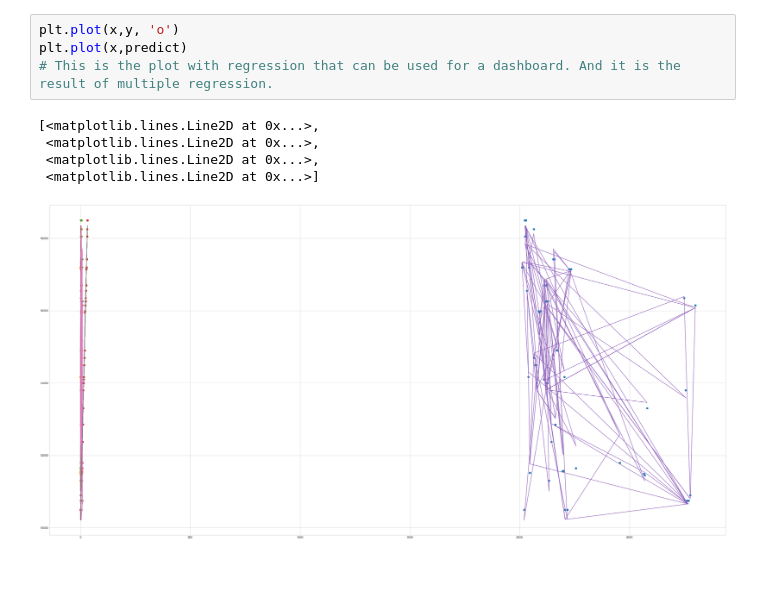
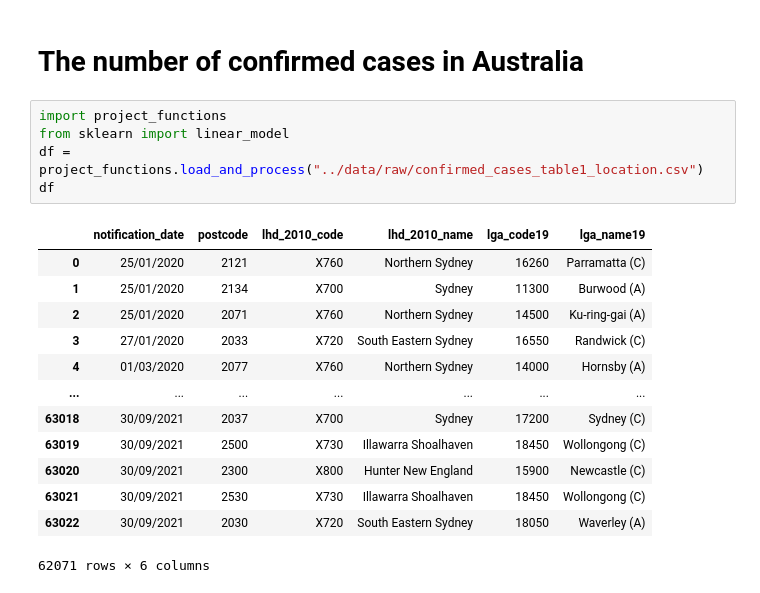
Before and after one commit to Amberhuchenyi/group61-project, a Jupyter notebook: notebooks/analysis1.ipynb, the cells around one changed output. Drawn from its saved outputs; the diff is of its cells as text.

```diff
--- a/notebooks/analysis1.ipynb
+++ b/notebooks/analysis1.ipynb
@@ -298,10 +1,21 @@ plt.plot(x,y, 'o')
-# %%
-plt.plot(x,y, 'o')
-plt.plot(x,predict)
-# This is the plot with regression that can be used for a dashboard. And it is the result of multiple regression.
-# %% [output]
-[<matplotlib.lines.Line2D at 0x...>,
- <matplotlib.lines.Line2D at 0x...>,
- <matplotlib.lines.Line2D at 0x...>,
- <matplotlib.lines.Line2D at 0x...>]
-[figure, removed]
+# %% [markdown]
+# The number of confirmed cases in Australia
+# %%
+import project_functions
+from sklearn import linear_model
+df = project_functions.load_and_process("../data/raw/confirmed_cases_table1_location.csv")
+df
+# %% [output]
+|  | notification_date | postcode | lhd_2010_code | lhd_2010_name | lga_code19 | lga_name19 |
+| 0 | 25/01/2020 | 2121 | X760 | Northern Sydney | 16260 | Parramatta (C) |
+| 1 | 25/01/2020 | 2134 | X700 | Sydney | 11300 | Burwood (A) |
+| 2 | 25/01/2020 | 2071 | X760 | Northern Sydney | 14500 | Ku-ring-gai (A) |
+| 3 | 27/01/2020 | 2033 | X720 | South Eastern Sydney | 16550 | Randwick (C) |
+| 4 | 01/03/2020 | 2077 | X760 | Northern Sydney | 14000 | Hornsby (A) |
+| ... | ... | ... | ... | ... | ... | ... |
+| 63018 | 30/09/2021 | 2037 | X700 | Sydney | 17200 | Sydney (C) |
+| 63019 | 30/09/2021 | 2500 | X730 | Illawarra Shoalhaven | 18450 | Wollongong (C) |
+| 63020 | 30/09/2021 | 2300 | X800 | Hunter New England | 15900 | Newcastle (C) |
+| 63021 | 30/09/2021 | 2530 | X730 | Illawarra Shoalhaven | 18450 | Wollongong (C) |
+| 63022 | 30/09/2021 | 2030 | X720 | South Eastern Sydney | 18050 | Waverley (A) |
+62071 rows × 6 columns
```
Also changed, not shown: parts of 62 cells of this notebook, 2 other files.
